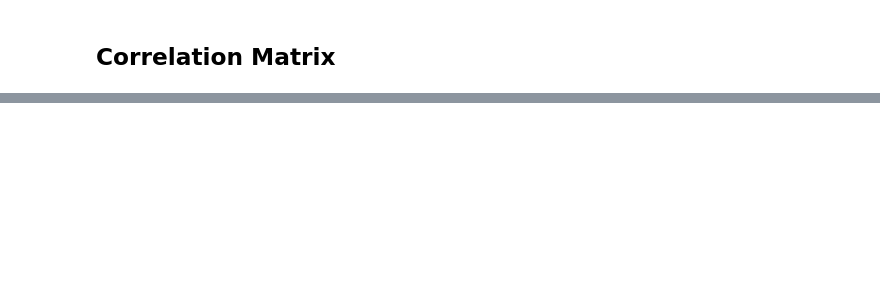
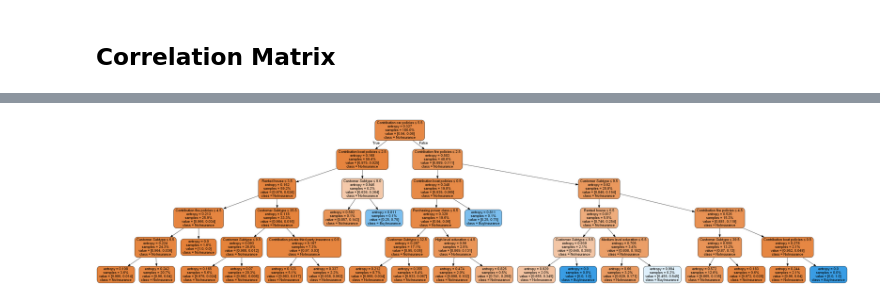
Before and after one commit to A2Zntu/ML_HW, a Jupyter notebook: Lab5/Lab5_Insurance.ipynb, the cells around one changed output, grey strips where cells are left out. Saved outputs shown, nothing was run; the diff lists cells and outputs as text; code cells hidden in the pictures; blank space fills up the shorter version.

```diff
--- a/Lab5/Lab5_Insurance.ipynb
+++ b/Lab5/Lab5_Insurance.ipynb
@@ -94,0 +140,6 @@ plt.show()
+# %%
+# Adding the important feature into the feature List
+RFList = list(feat_importances.nlargest(10).index)
+for feature in RFList:
+    if feature not in featuresList:
+        featuresList.append(feature)
@@ -114,0 +304,13 @@ plt.show()
+# %%
+dot_data = StringIO()
+export_graphviz(model, out_file=dot_data,
+                filled=True, rounded=True,
+                special_characters=True, feature_names = newfeaturesList,
+                class_names=['NoInsurance','BuyInsurance'],
+               proportion = True)
+graph = pydotplus.graph_from_dot_data(dot_data.getvalue())
+graph.write_png('pic/DTree_1.png')
+# Image(graph.create_png())
+Image(graph.create_png())
+# %% [output]
+[figure, added]
```
Also changed, not shown: parts of 70 cells of this notebook, 6 other files.
